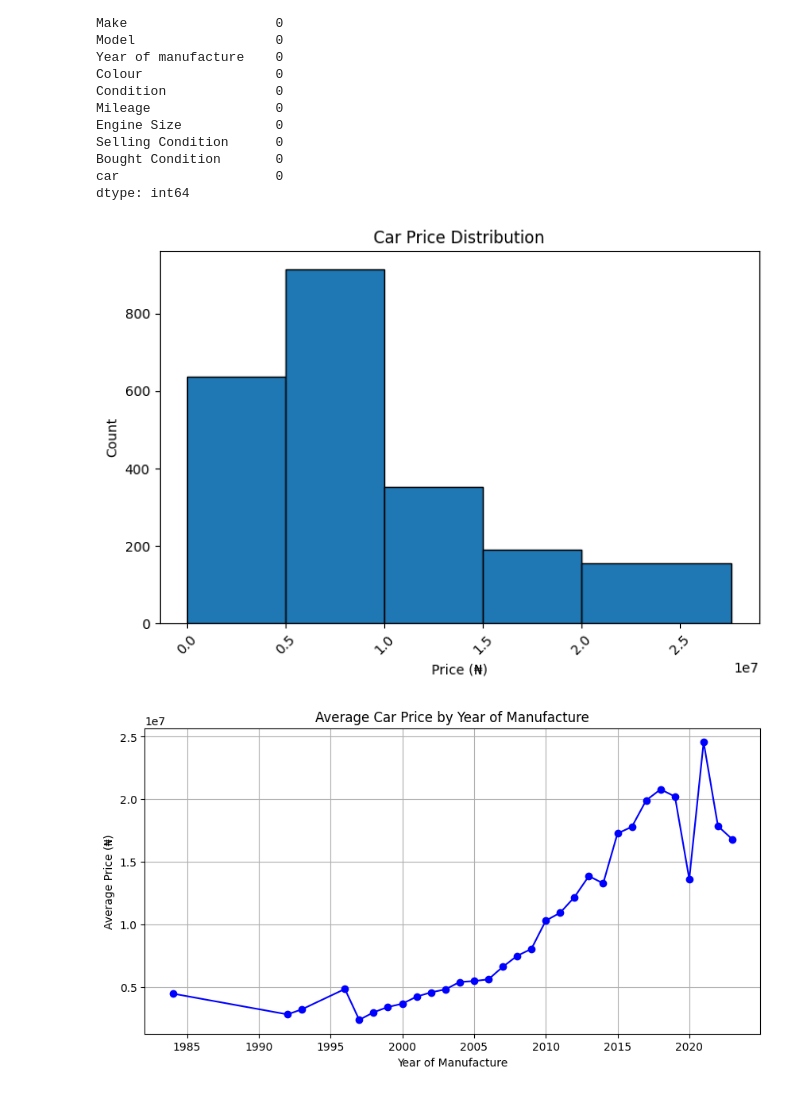
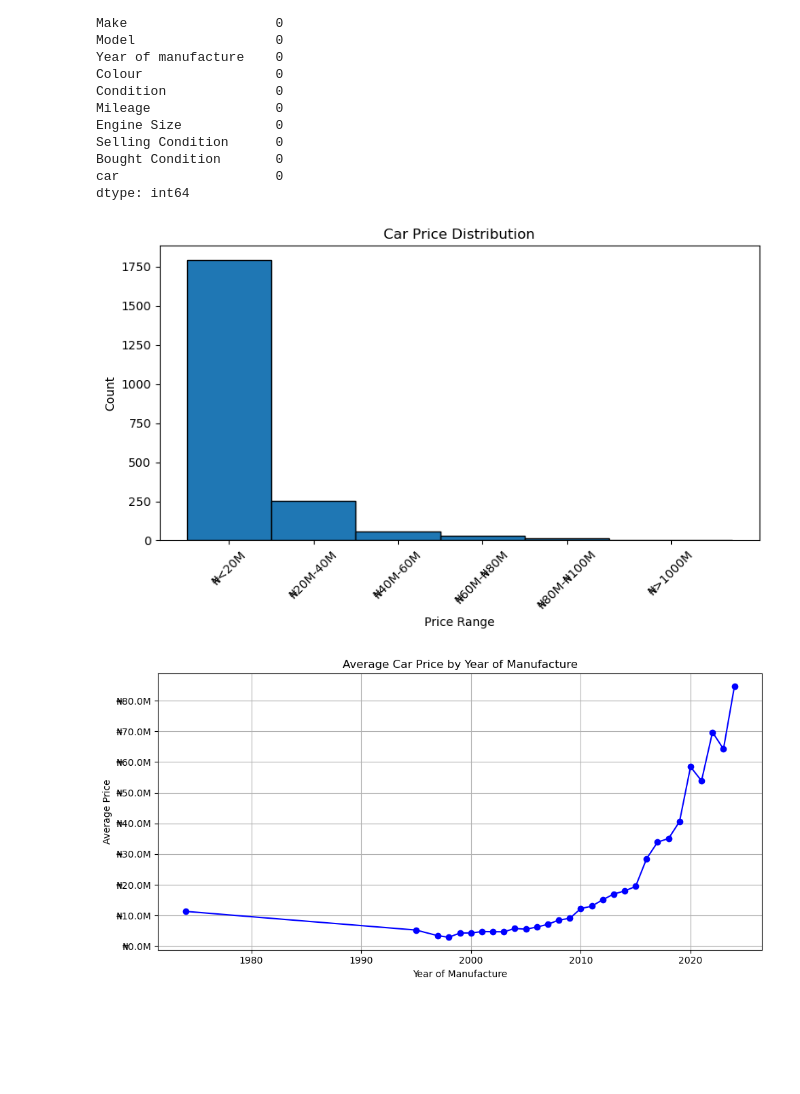
Before and after one commit to Enitanayo/car_price_prediction, a Jupyter notebook: notebook/EDA.ipynb, the cells around one changed output. Cells and saved outputs as stored; diff of their text form; code cells hidden in the pictures; blank space fills up the shorter version.

```diff
--- a/notebook/EDA.ipynb
+++ b/notebook/EDA.ipynb
@@ -16,0 +7,5 @@ df.head()
+# %%
+df1 = pd.read_csv('data/cars45_data.csv')
+df2 = pd.read_csv('data/cars45_data2.csv')
+df = pd.concat([df1, df2], ignore_index=True)
+df
@@ -202,26 +214,38 @@ Bought Condition       0
 car                    0
 dtype: int64
 # %%
+bins = [0,20000000,40000000,60000000,80000000,100000000 ,df['price'].max()]
+labels = ['₦<20M','₦20M-40M', '₦40M-60M', '₦60M-₦80M','₦80M-₦100M', '₦>1000M']
+
 plt.figure(figsize=(8,5))
-plt.hist(df['price'], bins=[0, 5000000,10000000,15000000,20000000,df['price'].max()], edgecolor='black')
+plt.hist(df['price'], bins=bins, edgecolor='black')
 plt.title("Car Price Distribution")
-plt.xlabel("Price (₦)")
+plt.xlabel("Price Range")
 plt.ylabel("Count")
-plt.xticks(rotation=45)
+plt.xticks(ticks=[(bins[i] + bins[i+1])/2 for i in range(len(bins)-1)], labels=labels, rotation=45)
+plt.tight_layout()
 plt.show()
 # %% [output]
-[figure, old version]
+[figure, new version]
 # %%
+import matplotlib.ticker as ticker
 yearly_avg_price = df.groupby('Year of manufacture')['price'].mean()
+
 plt.figure(figsize=(10,5))
 plt.plot(yearly_avg_price.index, yearly_avg_price.values, marker='o', linestyle='-', color='b')
 plt.title("Average Car Price by Year of Manufacture")
 plt.xlabel("Year of Manufacture")
-plt.ylabel("Average Price (₦)")
+plt.ylabel("Average Price")
 plt.grid(True)
+
+# Format y-axis with Naira in millions
+naira_formatter = ticker.FuncFormatter(lambda x, _: f"₦{x/1_000_000:.1f}M")
+plt.gca().yaxis.set_major_formatter(naira_formatter)
+
+plt.tight_layout()
 plt.show()
 # %% [output]
-[figure, old version]
+[figure, new version]
 # %%
 plt.figure(figsize=(8,5))
 sns.countplot(x=df['fuel type'], order=df['fuel type'].value_counts().index)
```
Also changed, not shown: parts of 18 cells of this notebook, 20 other files.
